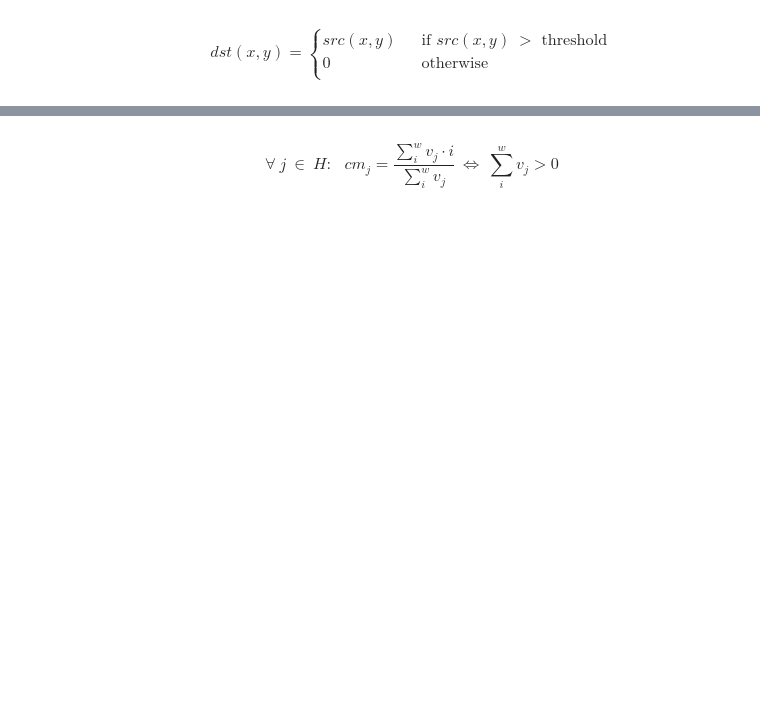
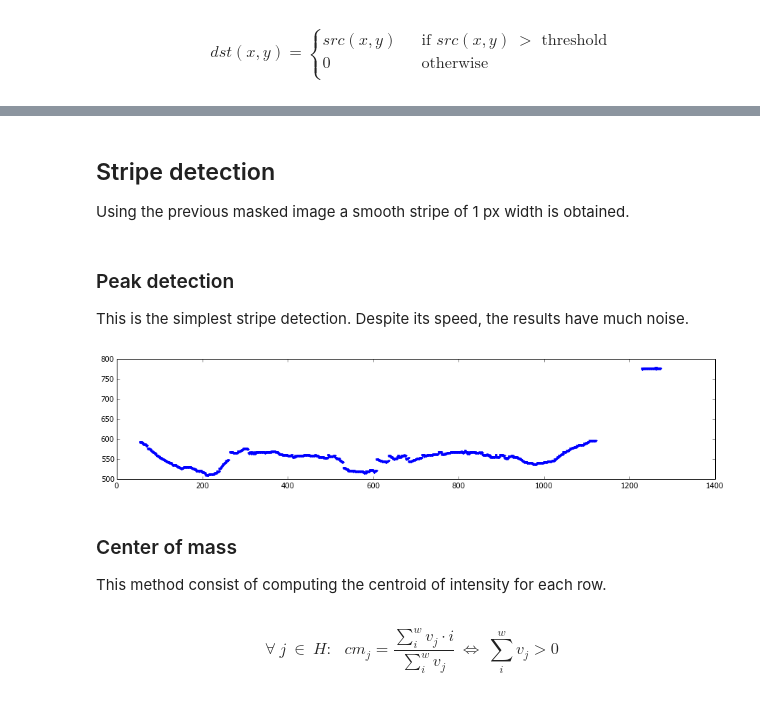
Before and after one commit to Jesus89/3DScanScience, a Jupyter notebook: notebooks/3. Laser segmentation.ipynb, the cells around one changed output, grey strips where cells are left out. Saved outputs shown, nothing was run; the diff lists cells and outputs as text; code cells hidden in the pictures; blank space fills up the shorter version.

```diff
--- a/notebooks/3. Laser segmentation.ipynb
+++ b/notebooks/3. Laser segmentation.ipynb
@@ -136,3 +142,26 @@ plot_image(image_threshold)
+# %% [markdown]
+## Stripe detection
+Using the previous masked image a smooth stripe of 1 px width is obtained.
+# %% [markdown]
+### Peak detection
+This is the simplest stripe detection. Despite its speed, the results have much noise.
+# %%
+# Compute peak detection
+
+peaks = image_stripe.argmax(axis=1)
+
+# Show peak detection
+
+pylab.rcParams['figure.figsize'] = (15, 3)
+pylab.ylim([500,800])
+
+plt.plot(peaks, '.')
+plt.show()
+# %% [output]
+[figure, added]
+# %% [markdown]
+### Center of mass
+This method consist of computing the centroid of intensity for each row.
 # %% [markdown]
 $$
 \forall \: j \: \in  \: H :\:\:\:
```
Also changed, not shown: parts of 43 cells of this notebook.
